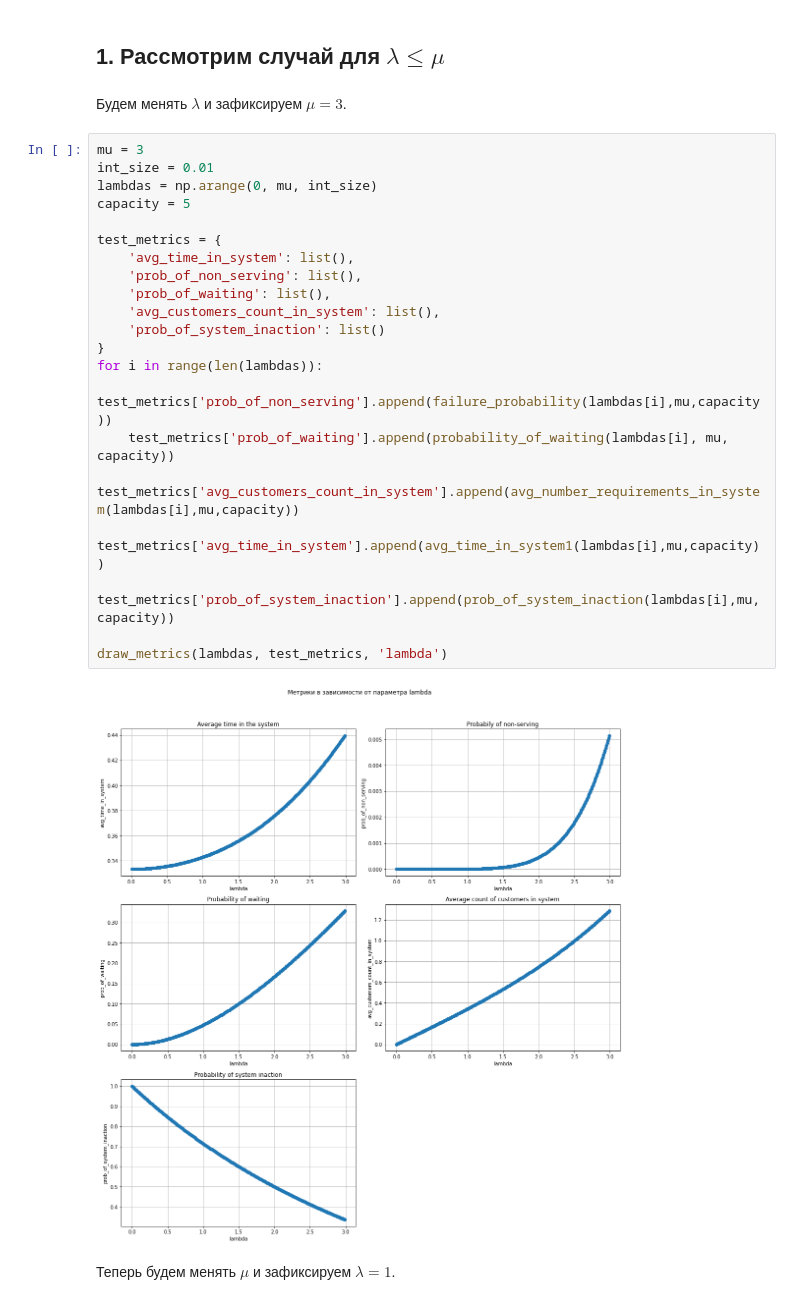
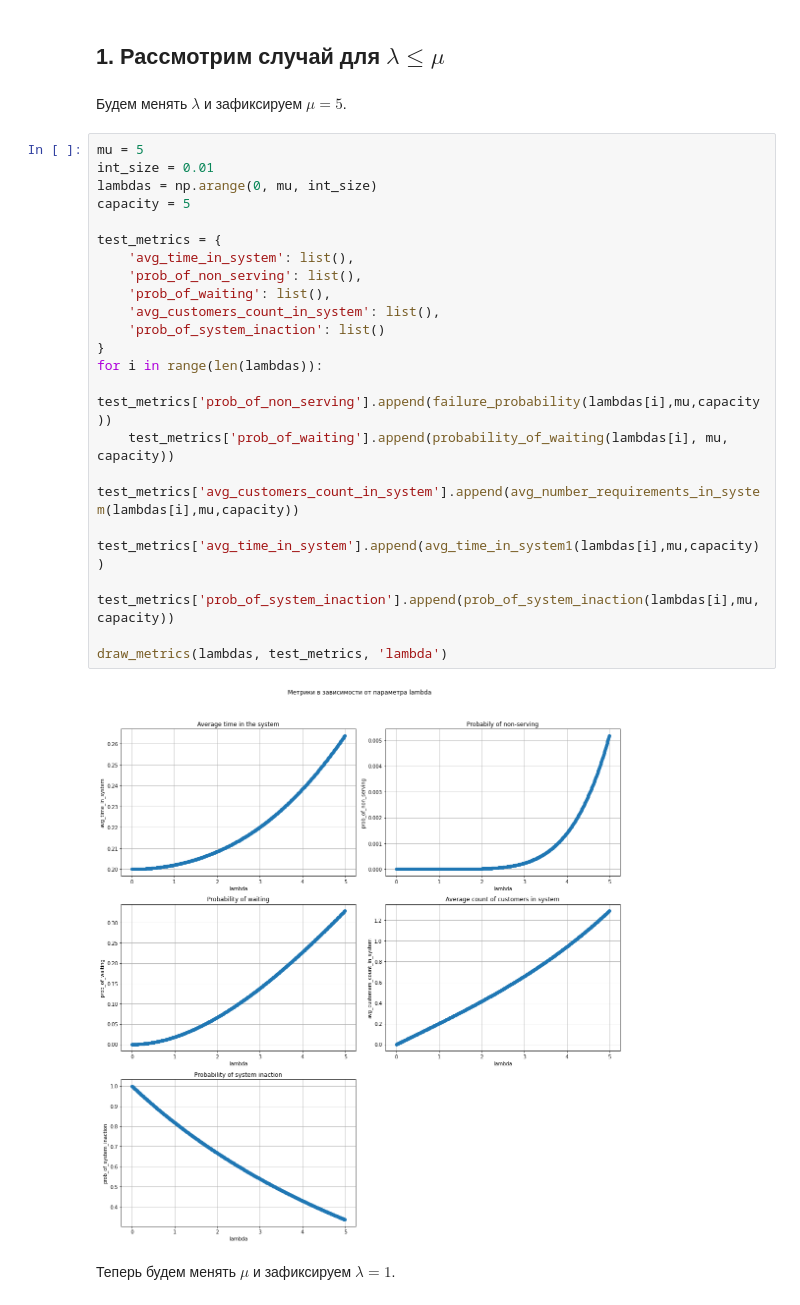
Before and after one commit to avmusatov/Queuing-theory-MMc, a Jupyter notebook: testing.ipynb, the cells around one changed output. Saved outputs shown, nothing was run; the diff lists cells and outputs as text.

```diff
--- a/testing.ipynb
+++ b/testing.ipynb
@@ -76,30 +76,30 @@ def draw_metrics(params, test_metrics, param_name):
 # %% [markdown]
 ## 1. Рассмотрим случай для $\lambda \leq \mu$
 # %% [markdown]
-Будем менять $\lambda$ и зафиксируем $\mu=3$.
+Будем менять $\lambda$ и зафиксируем $\mu=5$.
 # %%
-mu = 3
+mu = 5
 int_size = 0.01
 lambdas = np.arange(0, mu, int_size)
 capacity = 5
 
 test_metrics = {
     'avg_time_in_system': list(),
     'prob_of_non_serving': list(),
     'prob_of_waiting': list(),
     'avg_customers_count_in_system': list(),
     'prob_of_system_inaction': list()
 }
 for i in range(len(lambdas)):
     test_metrics['prob_of_non_serving'].append(failure_probability(lambdas[i],mu,capacity))
     test_metrics['prob_of_waiting'].append(probability_of_waiting(lambdas[i], mu, capacity))
     test_metrics['avg_customers_count_in_system'].append(avg_number_requirements_in_system(lambdas[i],mu,capacity))
     test_metrics['avg_time_in_system'].append(avg_time_in_system1(lambdas[i],mu,capacity))
     test_metrics['prob_of_system_inaction'].append(prob_of_system_inaction(lambdas[i],mu,capacity))
 
 draw_metrics(lambdas, test_metrics, 'lambda')
 # %% [output]
-[figure, old version]
+[figure, new version]
 # %% [markdown]
 Теперь будем менять $\mu$ и зафиксируем $\lambda=1$.
 # %%
```
Also changed, not shown: parts of 2 cells of this notebook, 1 other file.
